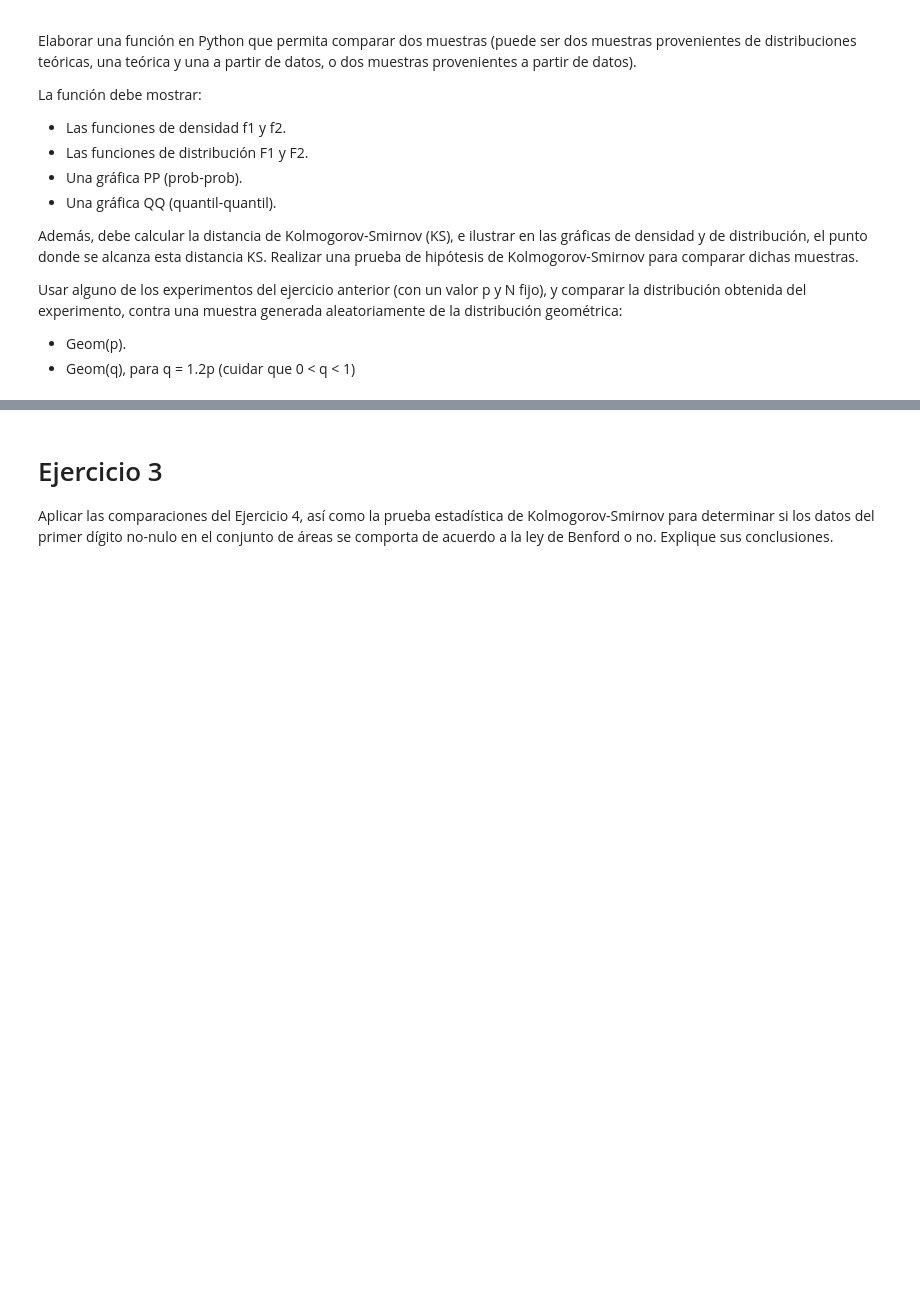
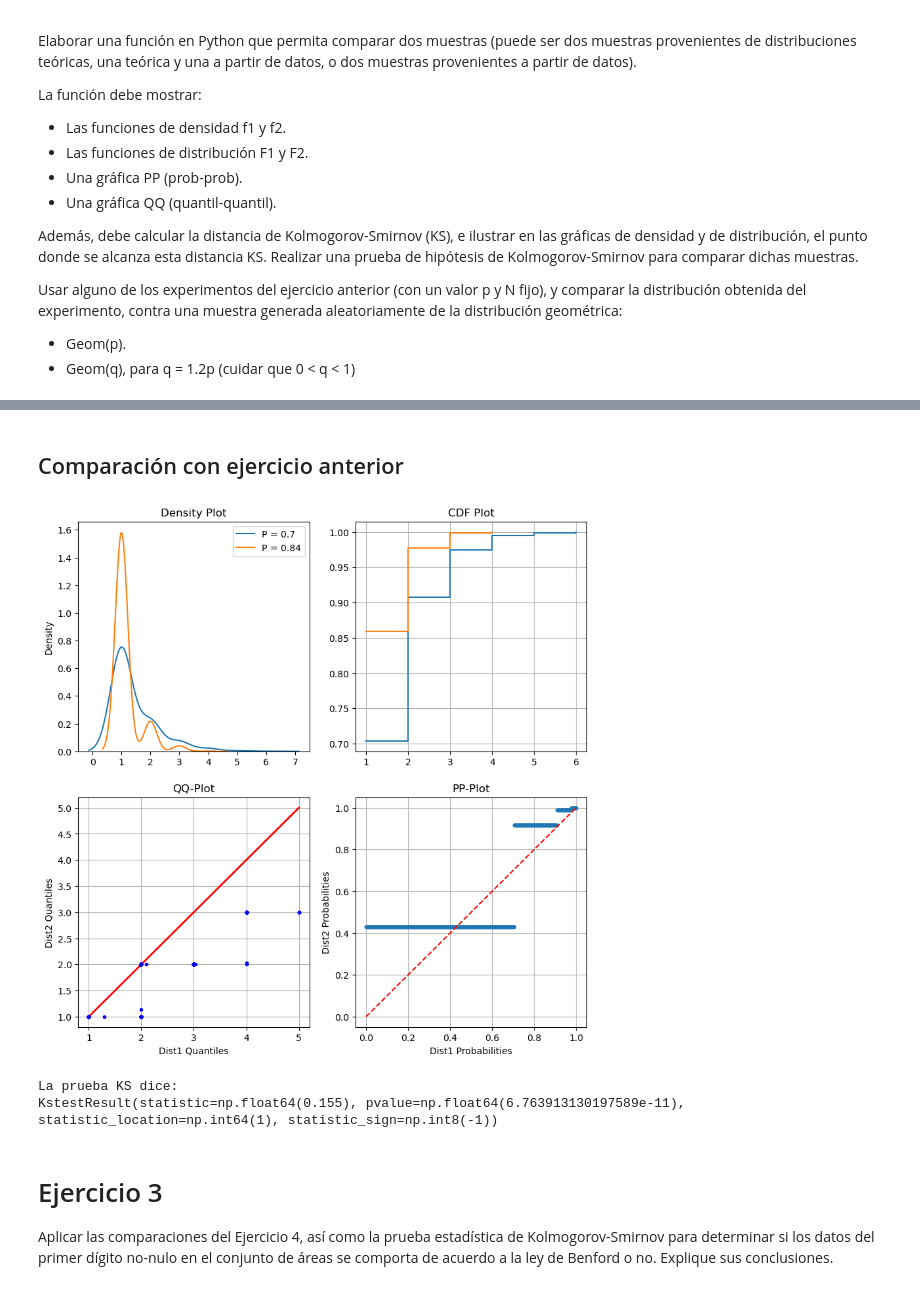
Before and after one commit to ElrohirGT/Lab2AI, a Jupyter notebook: EJ2.ipynb, the cells around one changed output, grey strips where cells are left out. Saved outputs shown, nothing was run; the diff lists cells and outputs as text; code cells hidden in the pictures; blank space fills up the shorter version.

```diff
--- a/EJ2.ipynb
+++ b/EJ2.ipynb
@@ -114,3 +114,17 @@ KstestResult(statistic=np.float64(0.421), pvalue=np.float64(8.247170039460093e-8
+# %% [markdown]
+## Comparación con ejercicio anterior
+# %%
+p = 0.7
+N = 1000
+
+data1 = np.random.geometric(p, N)
+data2 = np.random.geometric(1.2 * p, N)
+
+compareDistributions("P = 0.7", data1, None, "P = "+str(1.2*p), data2, None)
+# %% [output]
+[figure, added]
+La prueba KS dice:
+KstestResult(statistic=np.float64(0.155), pvalue=np.float64(6.763913130197589e-11), statistic_location=np.int64(1), statistic_sign=np.int8(-1))
 # %% [markdown]
 # Ejercicio 3
 
```
Also changed, not shown: parts of 2 cells of this notebook.
